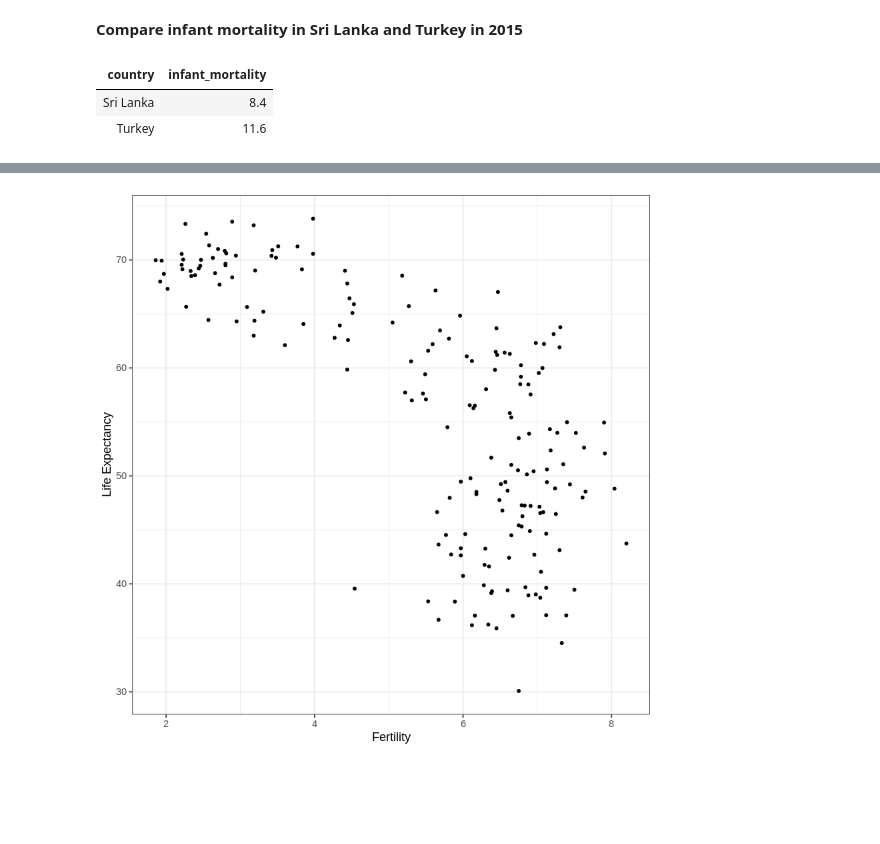
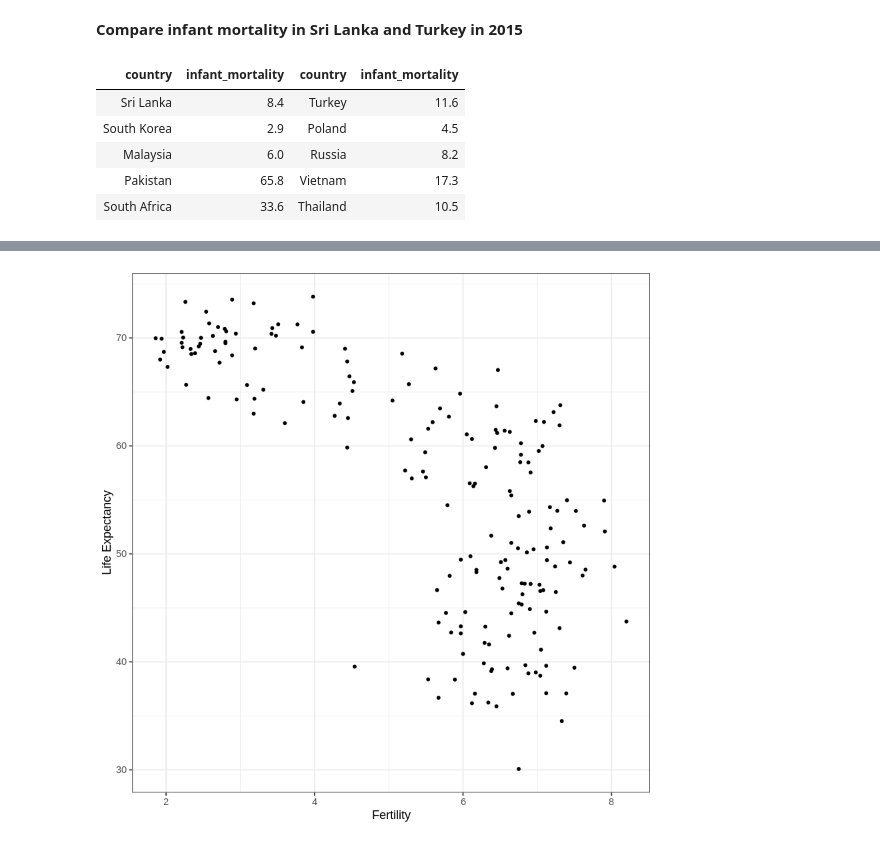
Before and after one commit to ashudva/Case_Studies, a Jupyter notebook: Gapminder/Gapminder.ipynb, the cells around one changed output, grey strips where cells are left out. Saved outputs shown, nothing was run; the diff lists cells and outputs as text; code cells hidden in the pictures; blank space fills up the shorter version.

Commit message:
Mortality comparison

```diff
--- a/Gapminder/Gapminder.ipynb
+++ b/Gapminder/Gapminder.ipynb
@@ -38,11 +49,41 @@ head(gapminder)
 | Armenia | 1960 | NA | 66.86 | 4.55 | 1867396 | NA | Asia | Western Asia | ... |
 # %% [markdown]
 **Compare infant mortality in Sri Lanka and Turkey in 2015**
-# %%
-gapminder %>%
-    filter(year == 2015 & country %in% c("Sri Lanka", "Turkey")) %>%
-    select(country, infant_mortality)
-# %% [output]
-| country | infant_mortality |
-| Sri Lanka | 8.4 |
-| Turkey | 11.6 |
+# %%
+mortality <- gapminder %>%
+    filter(year == 2015 & country %in% c("Sri Lanka", "Turkey")) %>%
+    select(country, infant_mortality)
+mortality <- cbind(mortality[1,], mortality[2,])
+mortality <- mortality[-2,]
+
+mortality1 <- gapminder %>%
+    filter(year == 2015 & country %in% c("Poland","South Korea")) %>%
+    select(country, infant_mortality)
+mortality1 <- cbind(mortality1[1,], mortality1[2,])
+mortality1 <- mortality1[-2,]
+
+mortality2 <- gapminder %>%
+    filter(year == 2015 & country %in% c("Malaysia","Russia")) %>%
+    select(country, infant_mortality)
+mortality2 <- cbind(mortality2[1,], mortality2[2,])
+mortality2 <- mortality2[-2,]
+
+mortality3 <- gapminder %>%
+    filter(year == 2015 & country %in% c("Pakistan","Vietnam")) %>%
+    select(country, infant_mortality)
+mortality3 <- cbind(mortality3[1,], mortality3[2,])
+mortality3 <- mortality3[-2,]
+
+mortality4 <- gapminder %>%
+    filter(year == 2015 & country %in% c("Thailand","South Africa")) %>%
+    select(country, infant_mortality)
+mortality4 <- cbind(mortality4[1,], mortality4[2,])
+mortality4 <- mortality4[-2,]
+rbind.data.frame(mortality,mortality1,mortality2,mortality3,mortality4)
+# %% [output]
+| country | infant_mortality | country | infant_mortality |
+| Sri Lanka | 8.4 | Turkey | 11.6 |
+| South Korea | 2.9 | Poland | 4.5 |
+| Malaysia | 6.0 | Russia | 8.2 |
+| Pakistan | 65.8 | Vietnam | 17.3 |
+| South Africa | 33.6 | Thailand | 10.5 |
```
Also changed, not shown: parts of 4 cells of this notebook, 3 other files.
